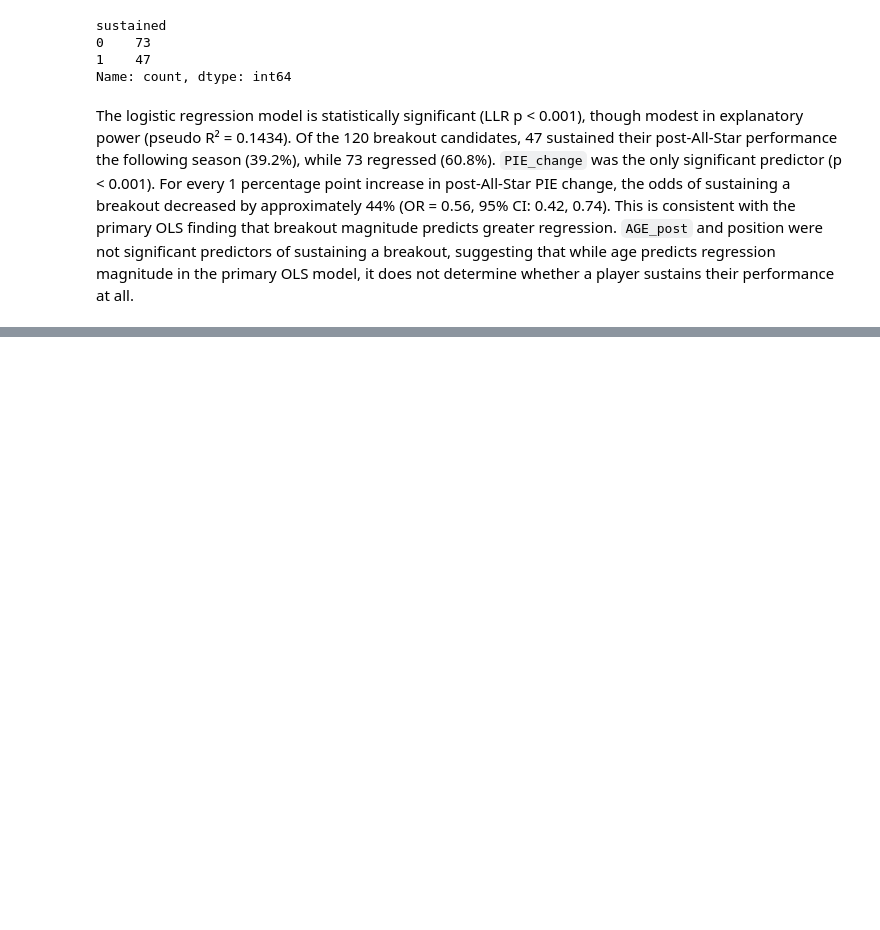
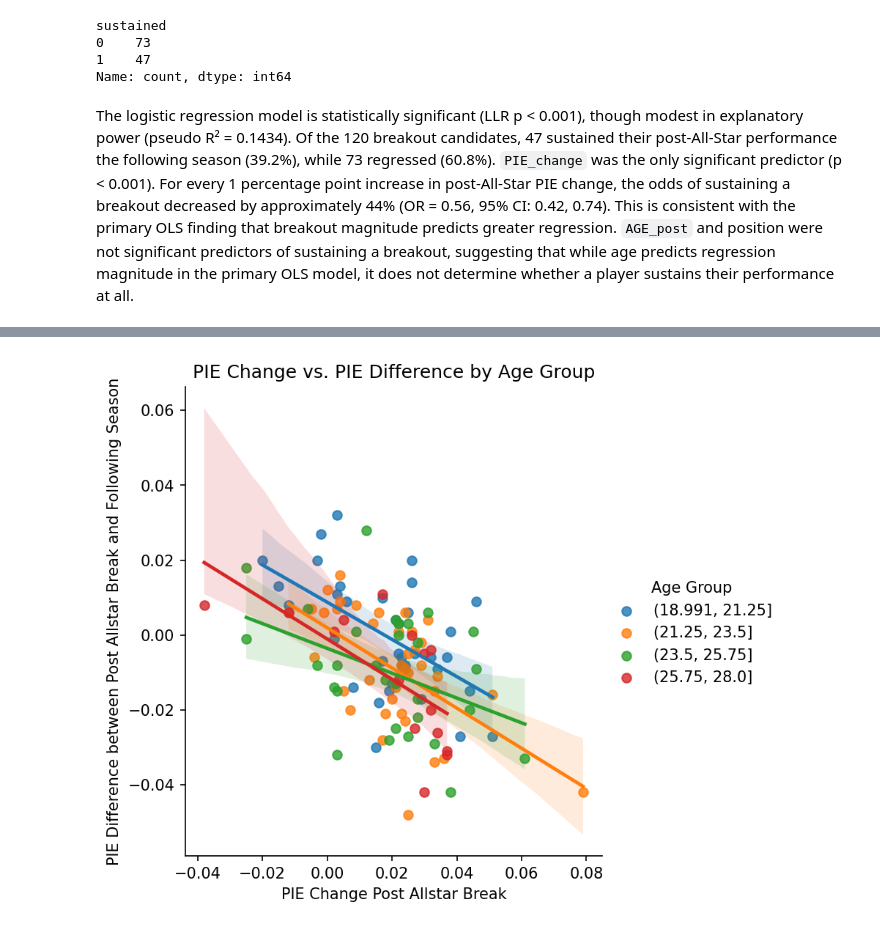
Before and after one commit to BigMikeZ/nba_breakout_analysis, a Jupyter notebook: nba_breakout_final_report.ipynb, the cells around one changed output, grey strips where cells are left out. Saved outputs shown, nothing was run; the diff lists cells and outputs as text; code cells hidden in the pictures; blank space fills up the shorter version.

```diff
--- a/nba_breakout_final_report.ipynb
+++ b/nba_breakout_final_report.ipynb
@@ -172,0 +175,4 @@ In terms of the magnitude of the fall-off, younger players seem to better sustai
+# %%
+Image('plots/age_binned_regression.png')
+# %% [output]
+[figure, added]
```
Also changed, not shown: parts of 3 cells of this notebook, 1 other file.
